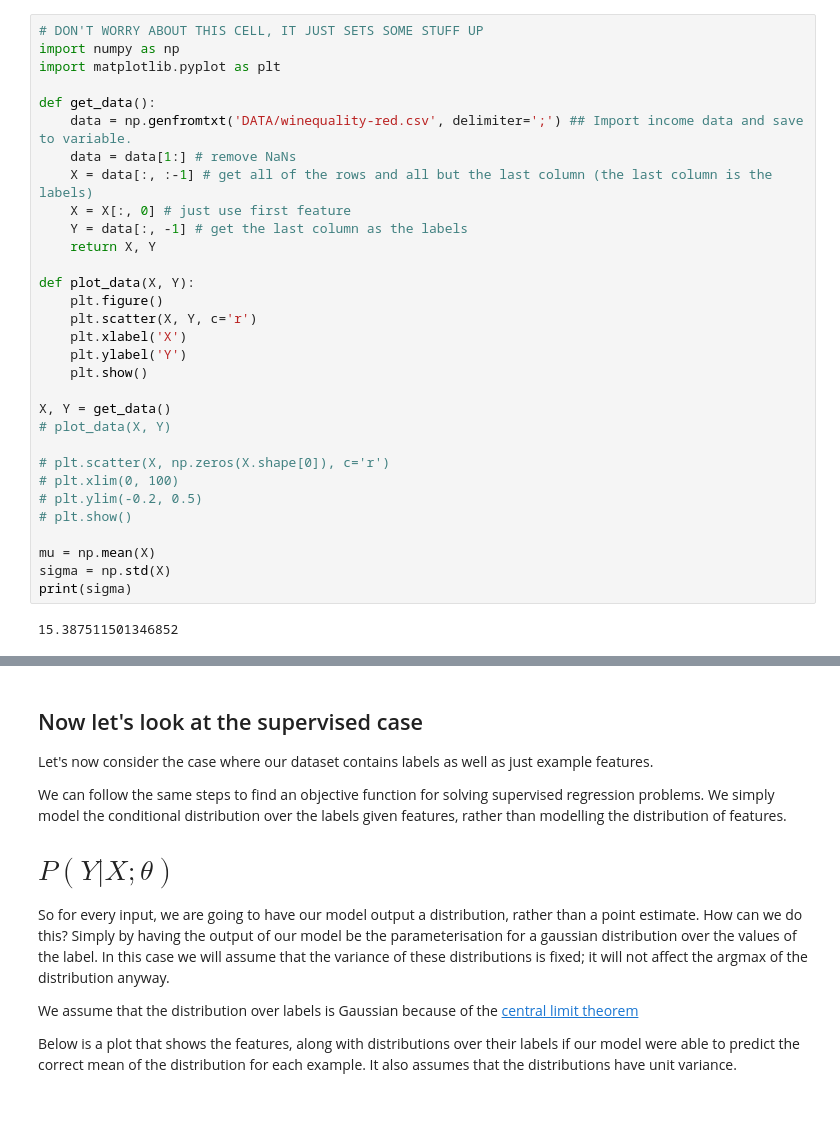
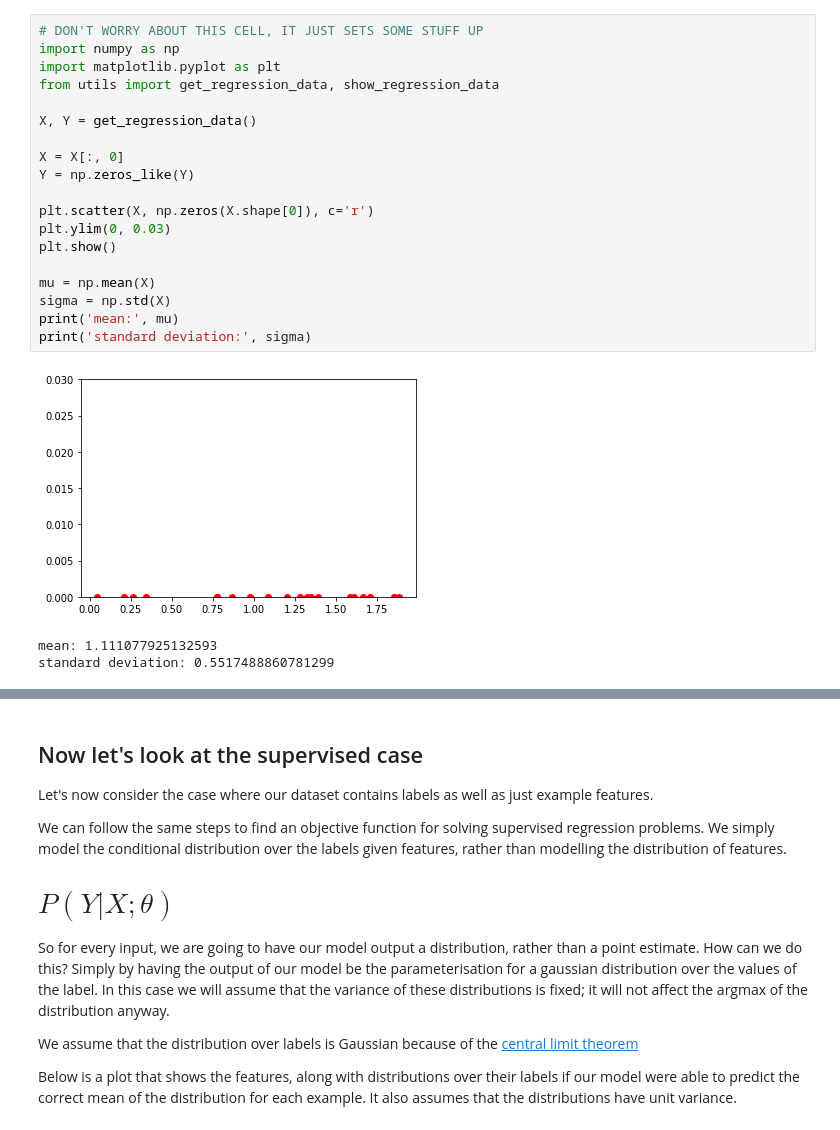
Before and after one commit to TataAndBigData/Practical-ML-DS, a Jupyter notebook: Chapter 1. Machine Learning Foundations/7. Maximum Likelihood Estimation.ipynb, the cells around one changed output, grey strips where cells are left out. Cells and saved outputs as stored; diff of their text form.

```diff
--- a/Chapter 1. Machine Learning Foundations/7. Maximum Likelihood Estimation.ipynb
+++ b/Chapter 1. Machine Learning Foundations/7. Maximum Likelihood Estimation.ipynb
@@ -21,33 +22,23 @@ $=argmax_{\theta} \ \ $
 # %%
 # DON'T WORRY ABOUT THIS CELL, IT JUST SETS SOME STUFF UP
 import numpy as np
 import matplotlib.pyplot as plt
+from utils import get_regression_data, show_regression_data
 
-def get_data():
-    data = np.genfromtxt('DATA/winequality-red.csv', delimiter=';') ## Import income data and save to variable.
-    data = data[1:] # remove NaNs
-    X = data[:, :-1] # get all of the rows and all but the last column (the last column is the labels)
-    X = X[:, 0] # just use first feature
-    Y = data[:, -1] # get the last column as the labels
-    return X, Y
+X, Y = get_regression_data()
 
-def plot_data(X, Y):
-    plt.figure()
-    plt.scatter(X, Y, c='r')
-    plt.xlabel('X')
-    plt.ylabel('Y')
-    plt.show()
+X = X[:, 0]
+Y = np.zeros_like(Y)
 
-X, Y = get_data()
-# plot_data(X, Y)
-
-# plt.scatter(X, np.zeros(X.shape[0]), c='r')
-# plt.xlim(0, 100)
-# plt.ylim(-0.2, 0.5)
-# plt.show()
+plt.scatter(X, np.zeros(X.shape[0]), c='r')
+plt.ylim(0, 0.03)
+plt.show()
 
 mu = np.mean(X)
 sigma = np.std(X)
-print(sigma)
+print('mean:', mu)
+print('standard deviation:', sigma)
 # %% [output]
+[figure, added]
-15.387511501346852
+mean: 1.111077925132593
+standard deviation: 0.5517488860781299
```
Also changed, not shown: parts of 5 cells of this notebook.
